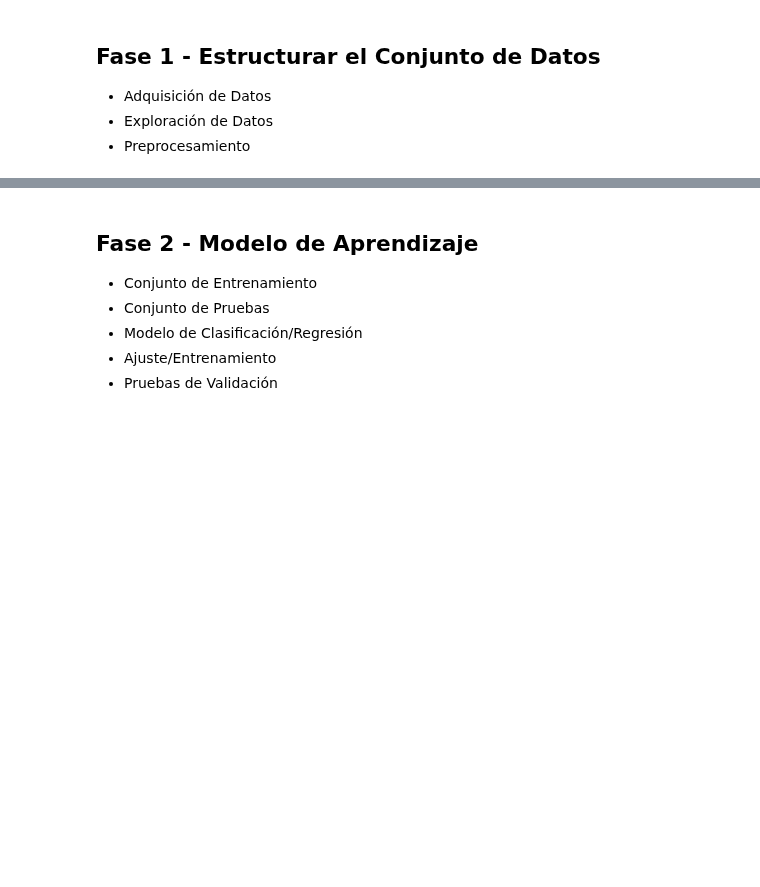
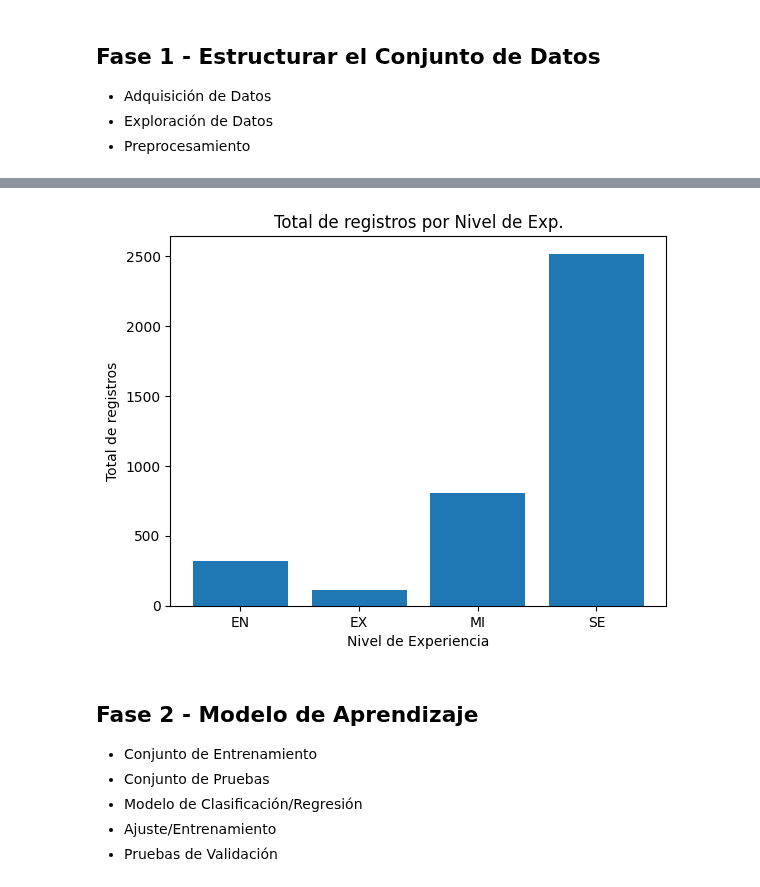
Before and after one commit to Ramssesdlsm/Machine-Learning-CIC, a Jupyter notebook: Libretas/P206.ipynb, the cells around one changed output, grey strips where cells are left out. Cells and saved outputs as stored; diff of their text form; code cells hidden in the pictures; blank space fills up the shorter version.

```diff
--- a/Libretas/P206.ipynb
+++ b/Libretas/P206.ipynb
@@ -24,3 +87,14 @@ data.sample(5)
+# %%
+plt.bar(exp_levels, exp_level_weights)
+
+plt.title("Total de registros por Nivel de Exp.")
+
+plt.xlabel("Nivel de Experiencia")
+plt.ylabel("Total de registros")
+
+plt.show()
+# %% [output]
+[figure, added]
 # %% [markdown]
 ## Fase 2 - Modelo de Aprendizaje
 
```
Also changed, not shown: parts of 7 cells of this notebook, 2 other files.
